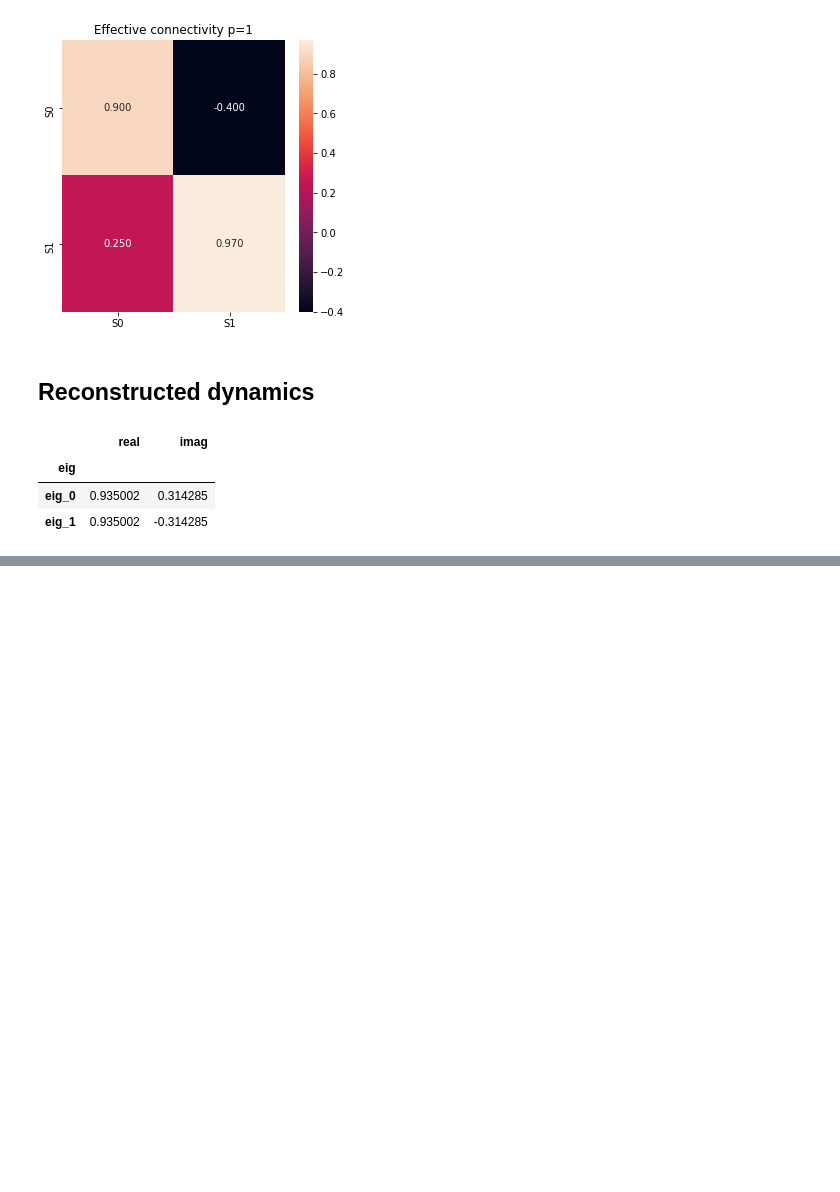
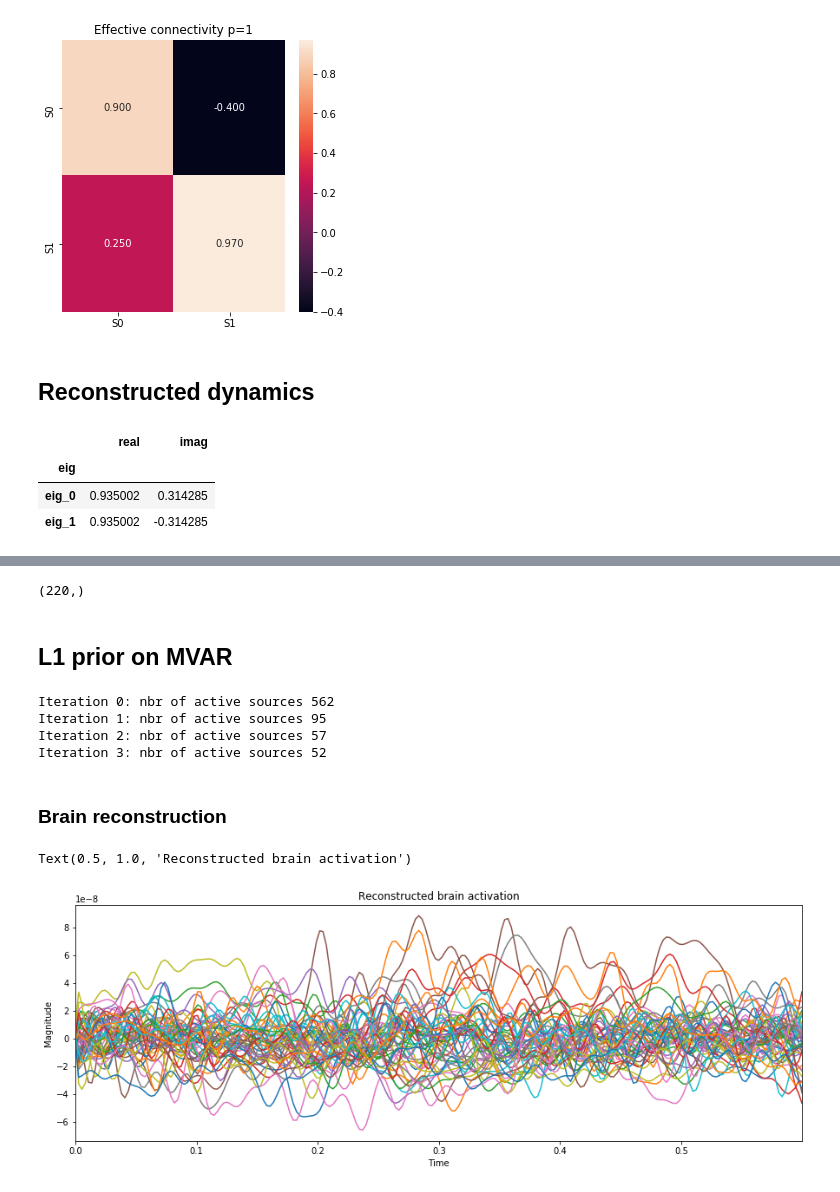
Before and after one commit to BBELAOUCHA/iSDR_cython, a Jupyter notebook: examples/iSDR_example.ipynb, the cells around one changed output, grey strips where cells are left out. Cells and saved outputs as stored; diff of their text form; code cells hidden in the pictures; blank space fills up the shorter version.

Commit message:
add example of real data

```diff
--- a/examples/iSDR_example.ipynb
+++ b/examples/iSDR_example.ipynb
@@ -234,0 +243,4 @@ cl.eigs
+# %%
+data = loadmat('S1_p1_EEGT800.mat')
+# %%
+fs = 1/np.diff(data['time'])[0][0]
@@ -234,0 +249,28 @@ cl.eigs
+# %%
+np.shape(time)
+# %% [output]
+(220,)
+# %% [markdown]
+## L1 prior on MVAR
+# %%
+cl = ciSDR.linear_model.iSDR(l21_ratio=5, la=1e-11, verbose=1)
+cl.solver(data['G'], data['M']*1e12, data['SC'].astype(int), nbr_iter=10, model_p=2, A=None, method='lasso')
+R = cl.coef_*1e-12
+# %% [output]
+Iteration 0: nbr of active sources 562
+Iteration 1: nbr of active sources 95
+Iteration 2: nbr of active sources 57
+Iteration 3: nbr of active sources 52
+# %% [markdown]
+### Brain reconstruction
+# %%
+time = [i/fs for i in range(R.shape[1])]
+plt.figure(figsize=(15,5))
+plt.plot(time, R.T);
+plt.xlim([time[0], time[-1]])
+plt.xlabel('Time')
+plt.ylabel('Magnitude')
+plt.title('Reconstructed brain activation')
+# %% [output]
+Text(0.5, 1.0, 'Reconstructed brain activation')
+[figure, added]
```
Also changed, not shown: parts of 19 cells of this notebook.
